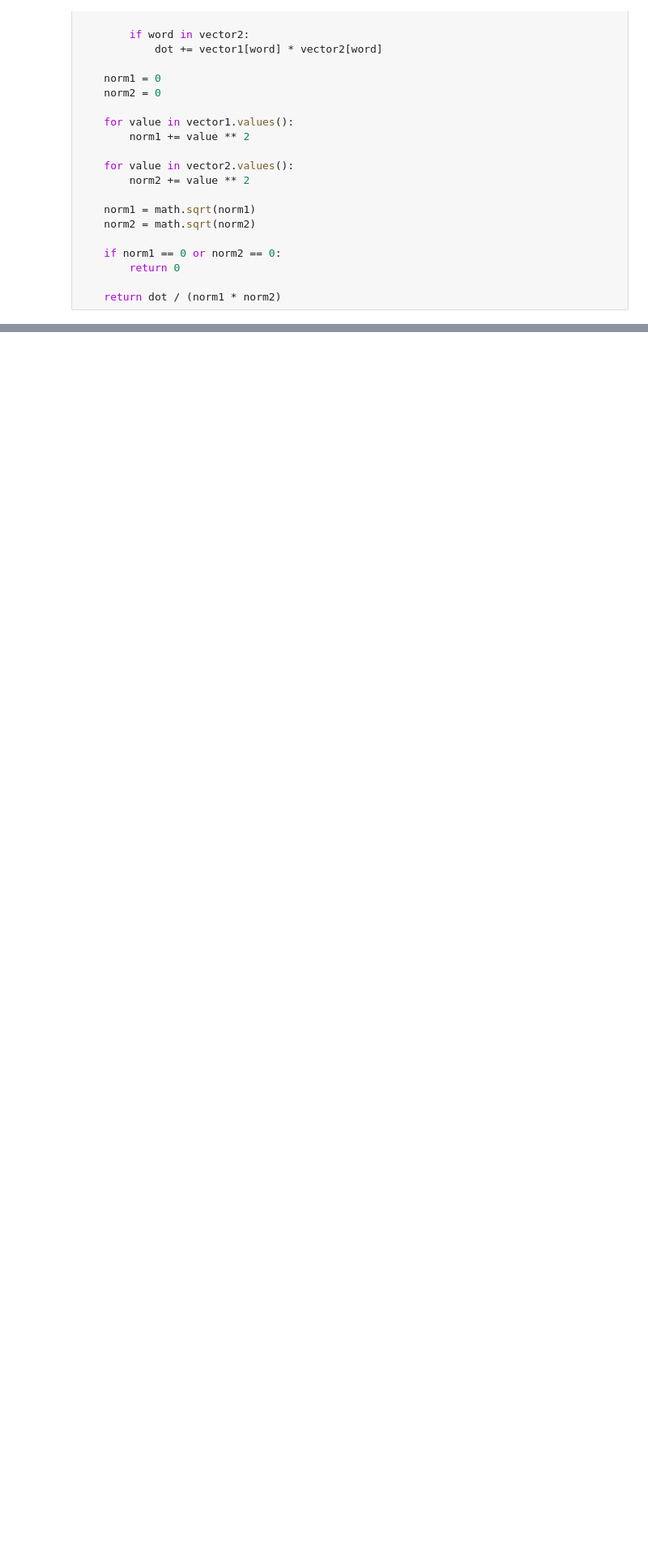
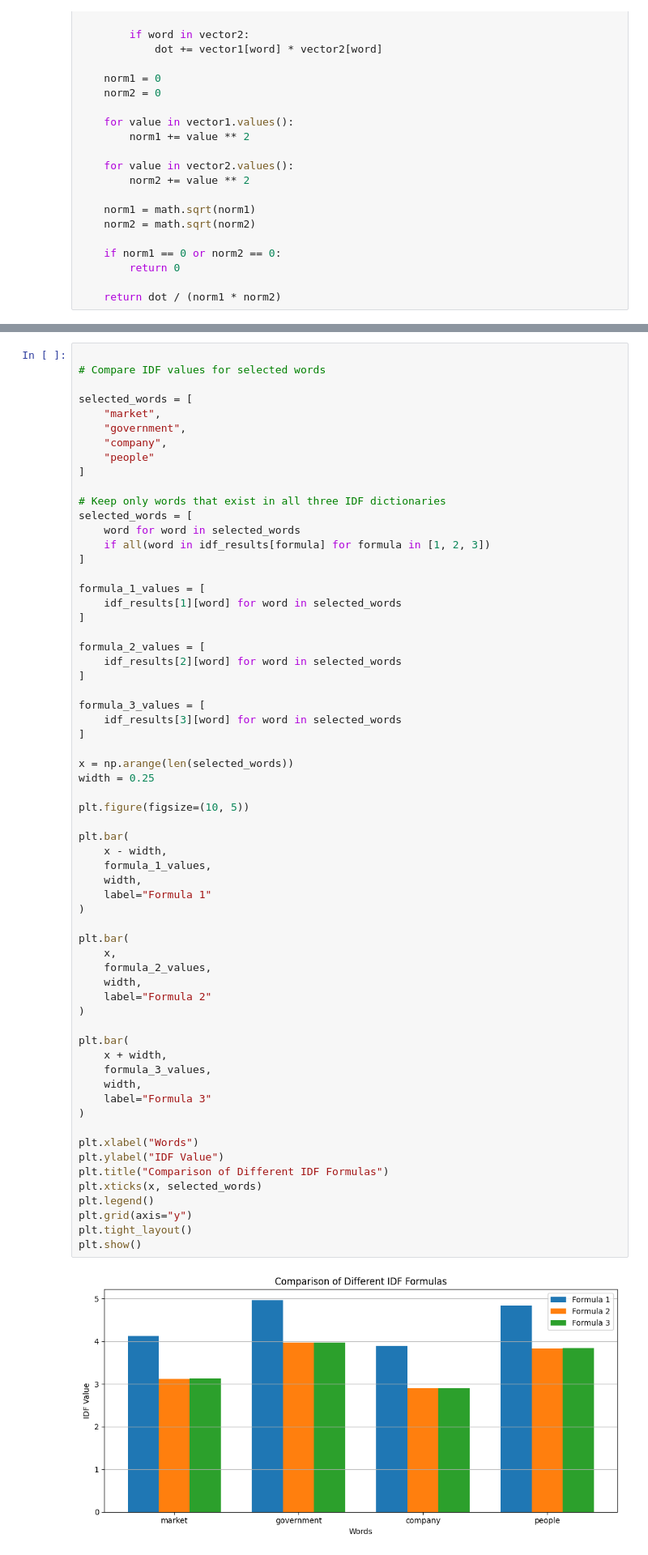
Before and after one commit to ZeinaHossam1/Embeddings-and-HMMs, a Jupyter notebook: Embeddings_HMMs.ipynb, the cells around one changed output, grey strips where cells are left out. Shown at 81% size. Drawn from its saved outputs; the diff is of its cells as text; blank space fills up the shorter version.

```diff
--- a/Embeddings_HMMs.ipynb
+++ b/Embeddings_HMMs.ipynb
@@ -441 +510,66 @@ Example IDF: [('One', 4.867394580534381), ('of', 0.863704386580411), ('the', 0.5
 ----------------------
+# %%
+
+# Compare IDF values for selected words
+
+selected_words = [
+    "market",
+    "government",
+    "company",
+    "people"
+]
+
+# Keep only words that exist in all three IDF dictionaries
+selected_words = [
+    word for word in selected_words
+    if all(word in idf_results[formula] for formula in [1, 2, 3])
+]
+
+formula_1_values = [
+    idf_results[1][word] for word in selected_words
+]
+
+formula_2_values = [
+    idf_results[2][word] for word in selected_words
+]
+
+formula_3_values = [
+    idf_results[3][word] for word in selected_words
+]
+
+x = np.arange(len(selected_words))
+width = 0.25
+
+plt.figure(figsize=(10, 5))
+
+plt.bar(
+    x - width,
+    formula_1_values,
+    width,
+    label="Formula 1"
+)
+
+plt.bar(
+    x,
+    formula_2_values,
+    width,
+    label="Formula 2"
+)
+
+plt.bar(
+    x + width,
+    formula_3_values,
+    width,
+    label="Formula 3"
+)
+
+plt.xlabel("Words")
+plt.ylabel("IDF Value")
+plt.title("Comparison of Different IDF Formulas")
+plt.xticks(x, selected_words)
+plt.legend()
+plt.grid(axis="y")
+plt.tight_layout()
+plt.show()
+# %% [output]
+[figure, added]
```
Also changed, not shown: parts of 50 cells of this notebook.
